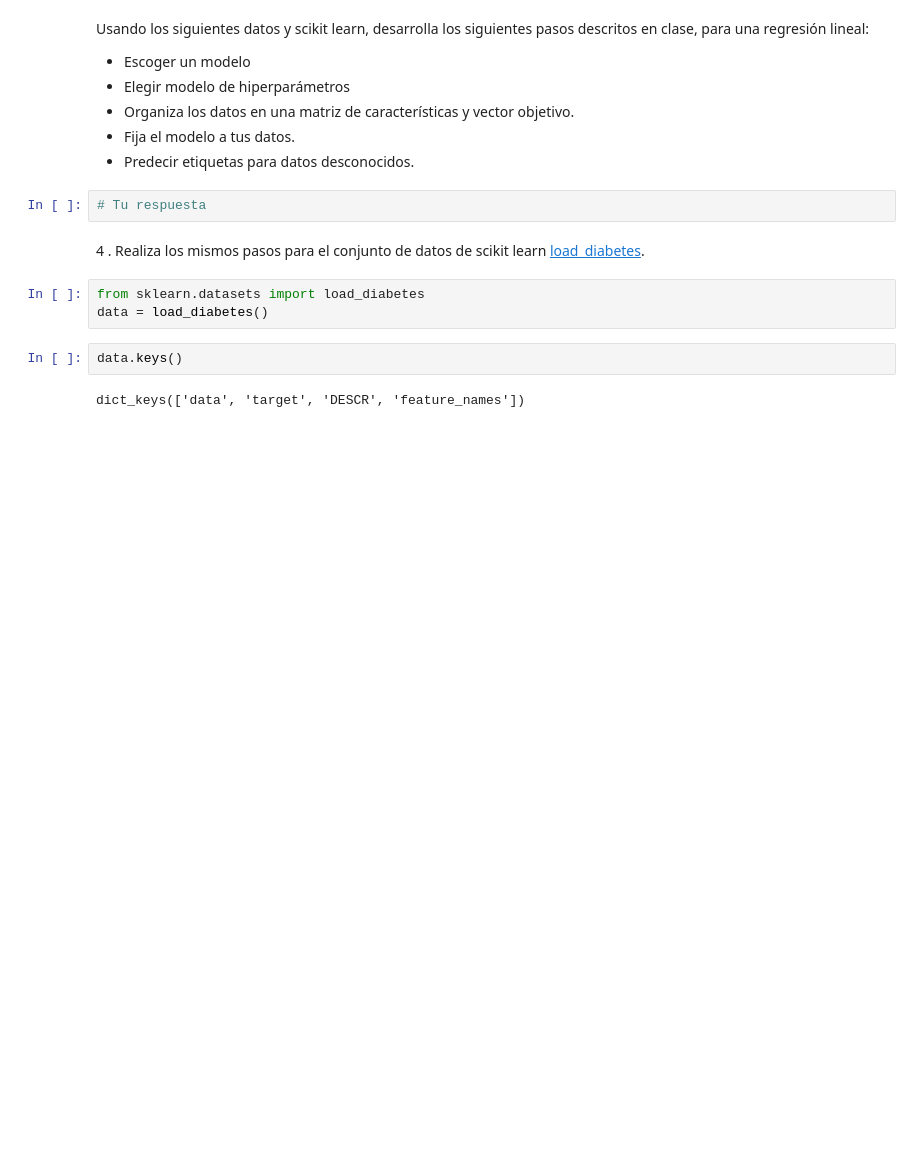
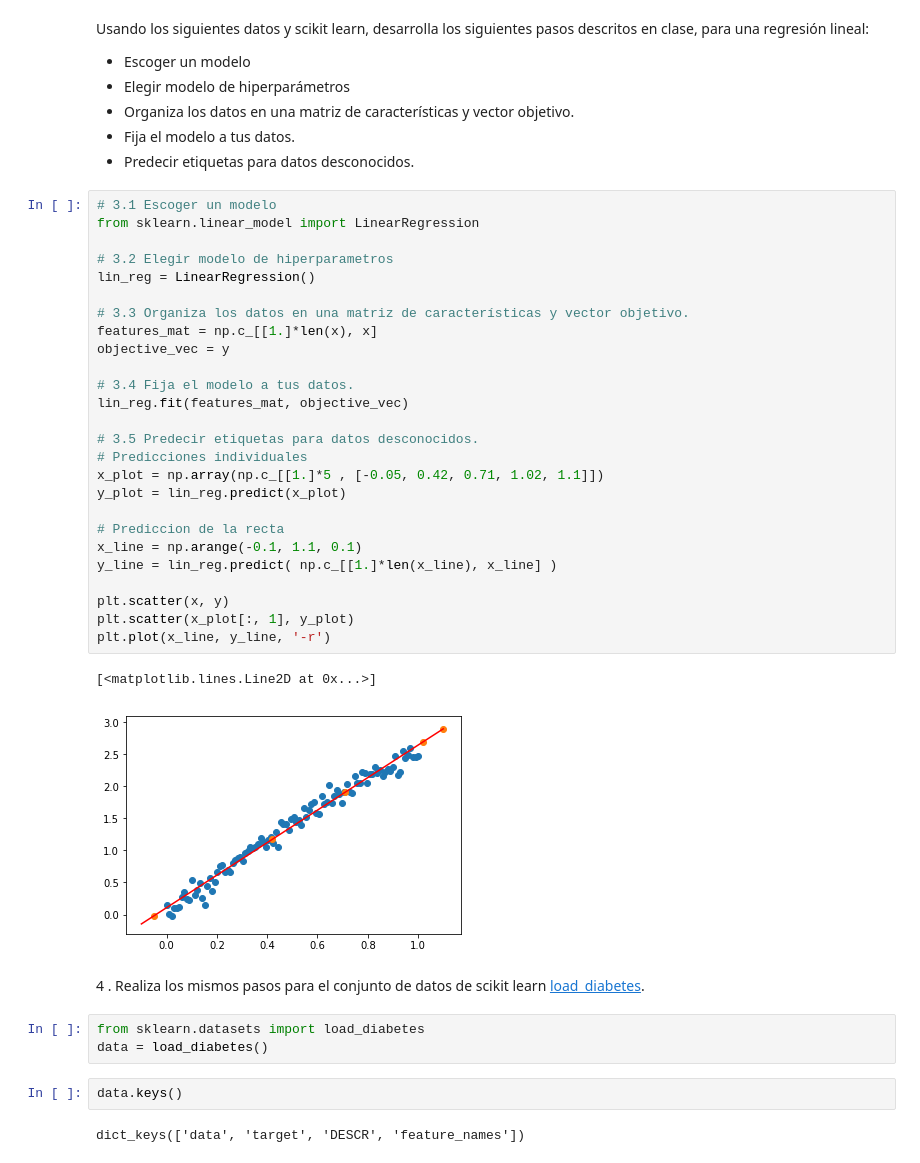
Before and after one commit to luislve17/CM072-DataScience, a Jupyter notebook: Tarea-1/Tarea1.ipynb, the cells around one changed output. Drawn from its saved outputs; the diff is of its cells as text; blank space fills up the shorter version.

```diff
--- a/Tarea-1/Tarea1.ipynb
+++ b/Tarea-1/Tarea1.ipynb
@@ -231,8 +226,35 @@ Usando los siguientes datos y scikit learn, desarrolla los siguientes pasos desc
 * Organiza los datos en una matriz de características y vector objetivo.
 * Fija el modelo a tus datos.
 * Predecir etiquetas para datos desconocidos.
-# %%
-# Tu respuesta
+# %%
+# 3.1 Escoger un modelo
+from sklearn.linear_model import LinearRegression
+
+# 3.2 Elegir modelo de hiperparametros
+lin_reg = LinearRegression()
+
+# 3.3 Organiza los datos en una matriz de características y vector objetivo.
+features_mat = np.c_[[1.]*len(x), x]
+objective_vec = y
+
+# 3.4 Fija el modelo a tus datos.
+lin_reg.fit(features_mat, objective_vec)
+
+# 3.5 Predecir etiquetas para datos desconocidos.
+# Predicciones individuales
+x_plot = np.array(np.c_[[1.]*5 , [-0.05, 0.42, 0.71, 1.02, 1.1]])
+y_plot = lin_reg.predict(x_plot)
+
+# Prediccion de la recta
+x_line = np.arange(-0.1, 1.1, 0.1)
+y_line = lin_reg.predict( np.c_[[1.]*len(x_line), x_line] )
+
+plt.scatter(x, y)
+plt.scatter(x_plot[:, 1], y_plot)
+plt.plot(x_line, y_line, '-r')
+# %% [output]
+[<matplotlib.lines.Line2D at 0x...>]
+[figure, added]
 # %% [markdown]
 4 . Realiza los mismos pasos para el conjunto  de datos de scikit learn  [load_diabetes](http://scikit-learn.org/stable/modules/generated/sklearn.datasets.load_diabetes.html).
 # %%
```
Also changed, not shown: parts of 9 cells of this notebook.
